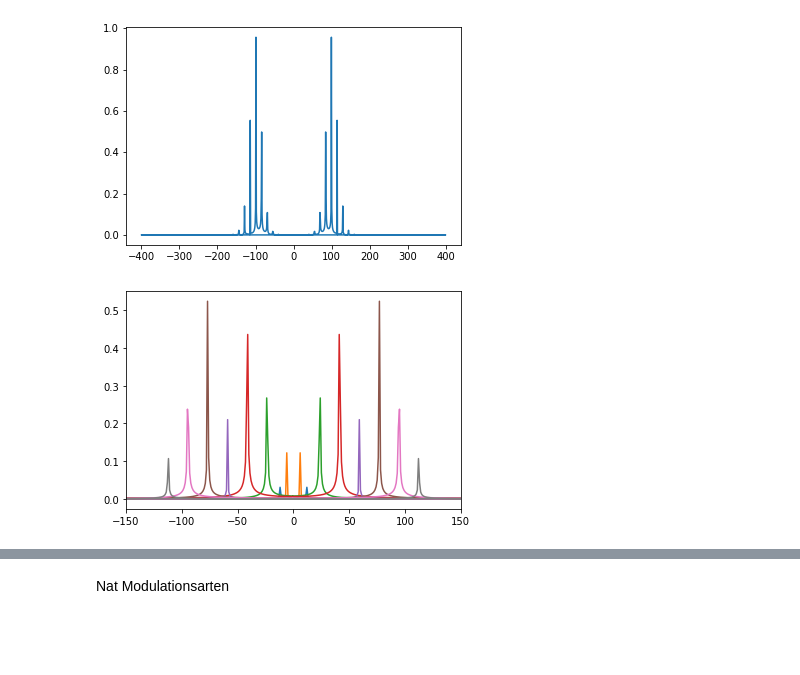
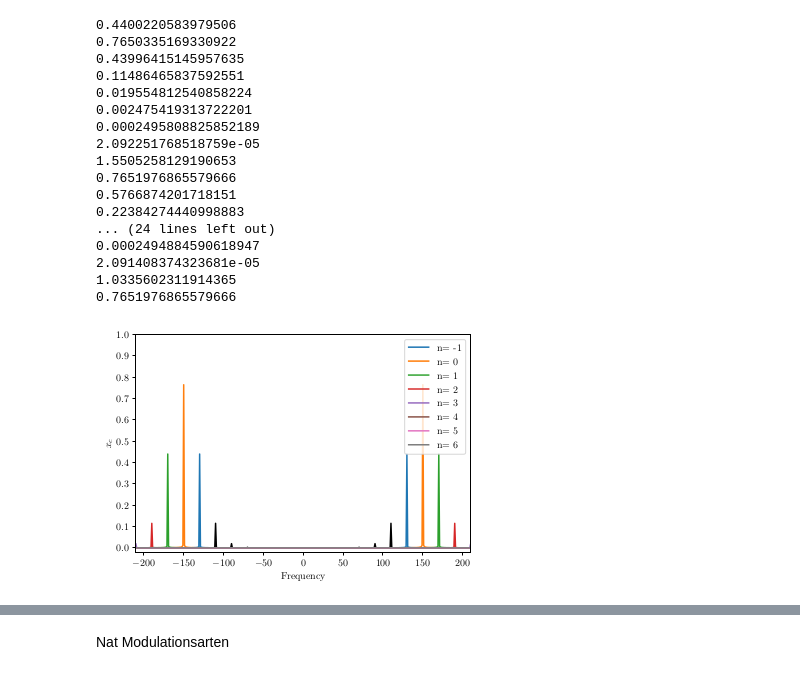
Before and after one commit to AndreasFMueller/SeminarSpezielleFunktionen, a Jupyter notebook: buch/papers/fm/Python animation/Bessel-FM.ipynb, the cells around one changed output, grey strips where cells are left out. Drawn from its saved outputs; the diff is of its cells as text; code cells hidden in the pictures; blank space fills up the shorter version.

```diff
--- a/buch/papers/fm/Python animation/Bessel-FM.ipynb
+++ b/buch/papers/fm/Python animation/Bessel-FM.ipynb
@@ -12 +73,37 @@ import matplotlib as mpl
+# %%
+plt.cla()
+plt.clf()
+fm(1)
+plt.savefig('normal.pgf', format='pgf')
+plt.cla()
+plt.clf()
+fm(2)
+plt.savefig('beta_2.pgf', format='pgf')
+plt.cla()
+plt.clf()
+fm(1, fc= 100.0,fm = 10)
+plt.savefig('fm_10.pgf', format='pgf')
+plt.cla()
+plt.clf()
+fm(1, fc = 150)
+plt.savefig('fc_150.pgf', format='pgf')
+# %% [output]
+0.4400220583979506
+0.7650335169330922
+0.43996415145957635
+0.11486465837592551
+0.019554812540858224
+0.002475419313722201
+0.0002495808825852189
+2.092251768518759e-05
+1.5505258129190653
+0.7651976865579666
+0.5766874201718151
+0.22384274440998883
+... (24 lines left out)
+0.0002494884590618947
+2.091408374323681e-05
+1.0335602311914365
+0.7651976865579666
+[figure, added]
 # %%
@@ -35,18 +125,15 @@ def fm(beta):
 # %%
-# Number of samplepoints
 N = 800
 # sample spacing
 T = 1.0 / N
 x = np.linspace(0.01, N*T, N)
+fc = 100.0
+fm = 10.0
+beta = np.pi/4
 
-y_old = np.sin(100* 2.0*np.pi*x+1*np.sin(15* 2.0*np.pi*x))
+y_old = np.sin(fc * 2.0*np.pi*x+beta*np.sin(fm * 2.0*np.pi*x))
 yf_old = fft(y_old)/(100*np.pi)
 xf = fftfreq(N, 1 / N)
 plt.plot(xf, np.abs(yf_old))
-#plt.xlim(-150, 150)
+plt.xlim(-200, 200)
 plt.show()
-
-fm(2)
-# %% [output]
-[figure, removed]
-[figure, removed]
```
Also changed, not shown: parts of 9 cells of this notebook, 19 other files.
